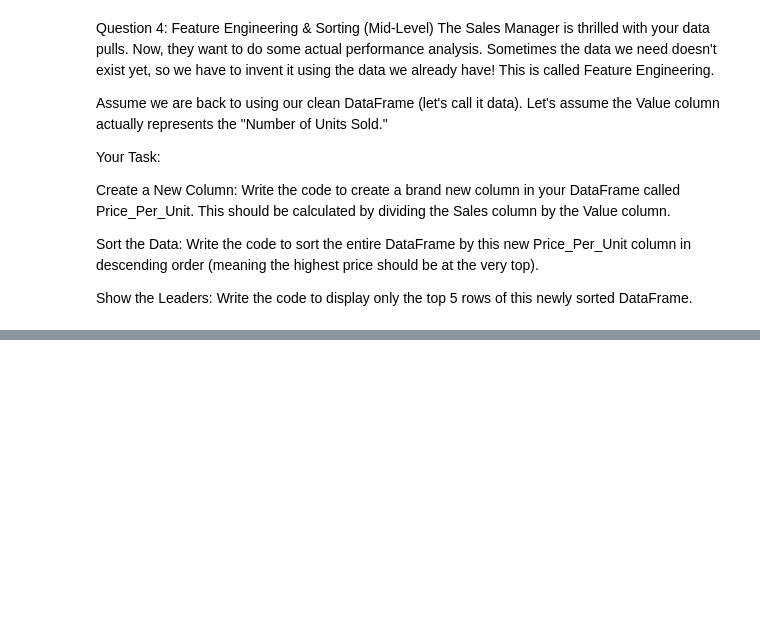
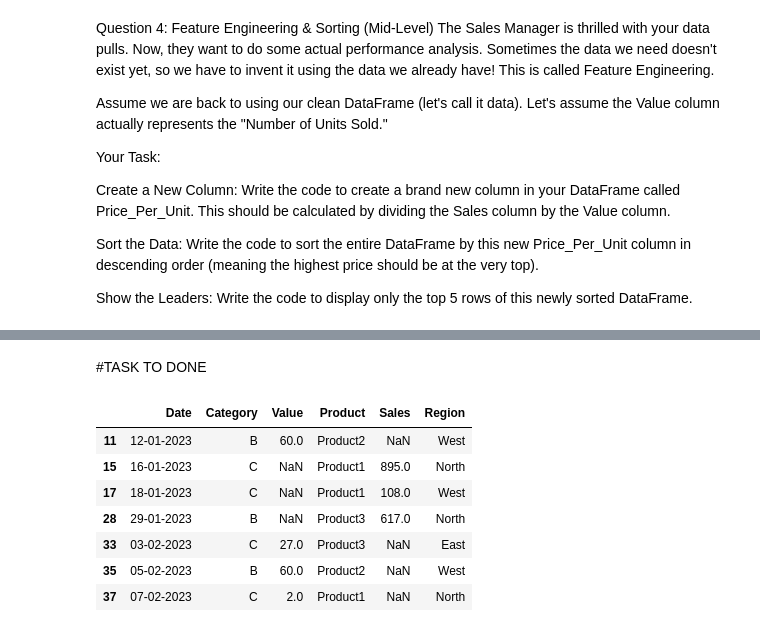
Before and after one commit to Youraj9/data-analytics, a Jupyter notebook: USING PYTHON/DATA-ANALYSIS.ipynb, the cells around one changed output, grey strips where cells are left out. Drawn from its saved outputs; the diff is of its cells as text; code cells hidden in the pictures; blank space fills up the shorter version.

```diff
--- a/USING PYTHON/DATA-ANALYSIS.ipynb
+++ b/USING PYTHON/DATA-ANALYSIS.ipynb
@@ -242,0 +306,18 @@ df.sort_values(by="Price_Per_Unit",ascending=False).head(5)
+# %% [markdown]
+#TASK TO DONE
+# %%
+copydata = data.copy()
+# %%
+copydata[copydata[copydata.isna().any()]]
+
+
+# here we are finding the rows where there is any na values
+# %% [output]
+|  | Date | Category | Value | Product | Sales | Region |
+| 11 | 12-01-2023 | B | 60.0 | Product2 | NaN | West |
+| 15 | 16-01-2023 | C | NaN | Product1 | 895.0 | North |
+| 17 | 18-01-2023 | C | NaN | Product1 | 108.0 | West |
+| 28 | 29-01-2023 | B | NaN | Product3 | 617.0 | North |
+| 33 | 03-02-2023 | C | 27.0 | Product3 | NaN | East |
+| 35 | 05-02-2023 | B | 60.0 | Product2 | NaN | West |
+| 37 | 07-02-2023 | C | 2.0 | Product1 | NaN | North |
```
Also changed, not shown: parts of 28 cells of this notebook, 1 other file.
